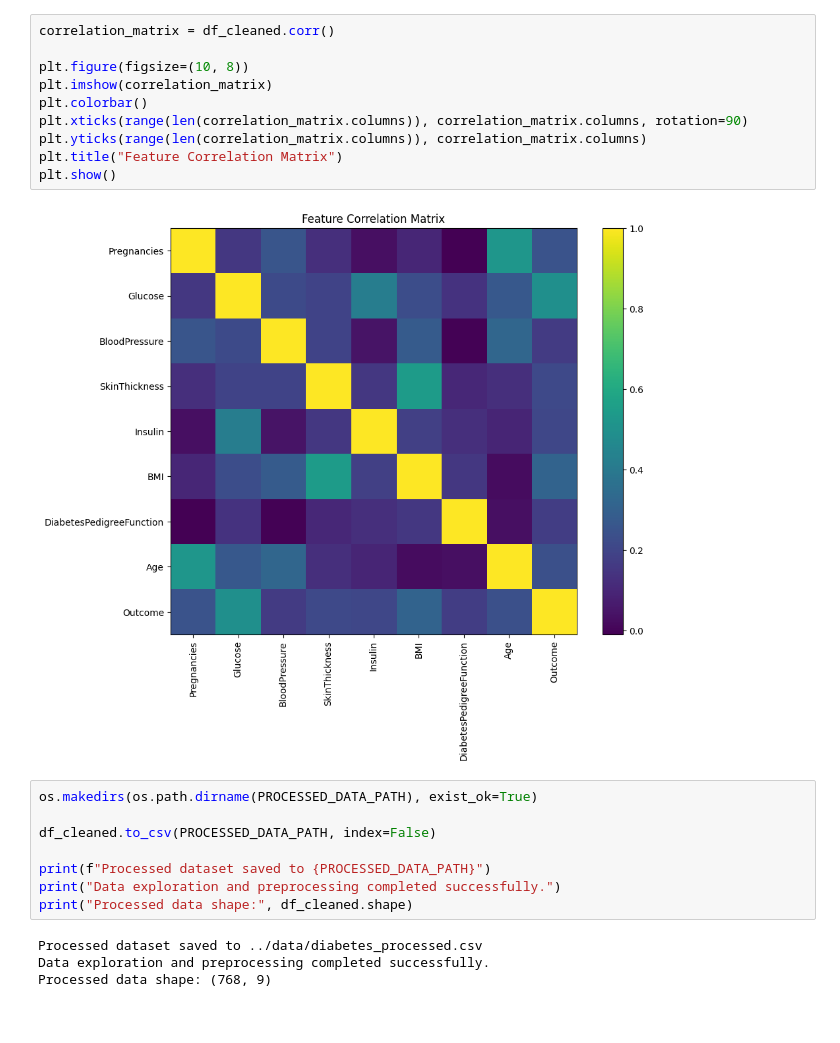
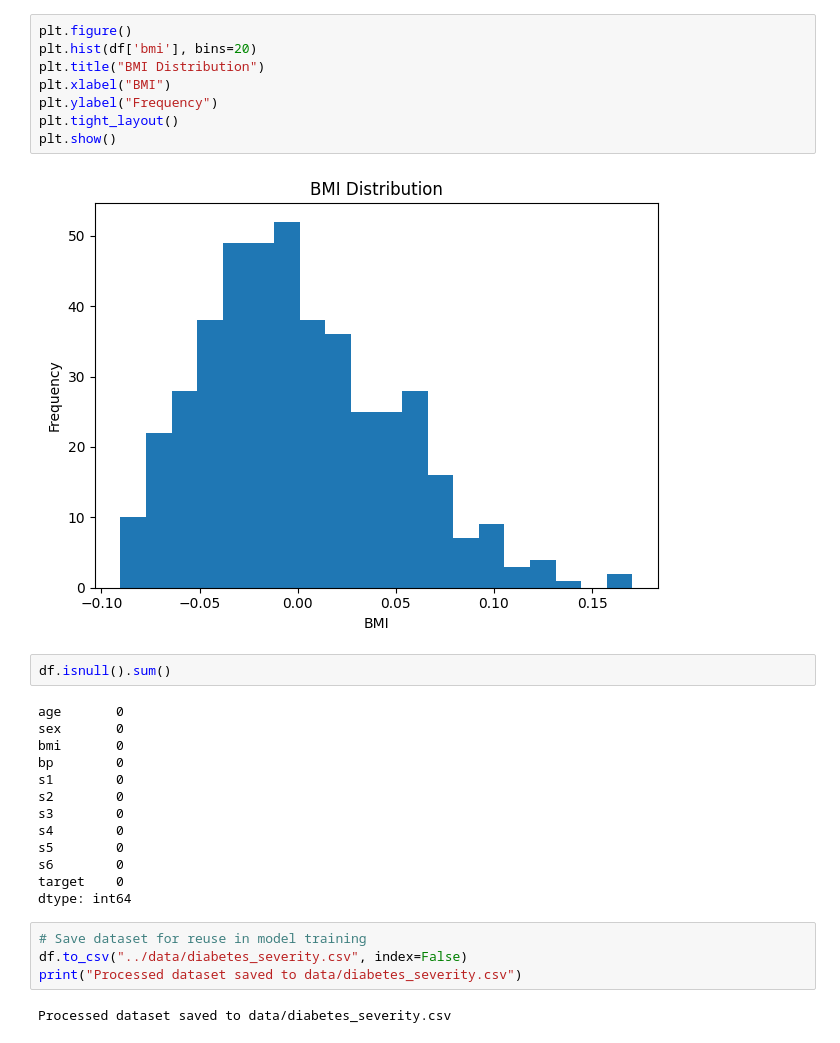
Before and after one commit to Rebiya/-Diabetes-Decision-Tree-Classifier, a Jupyter notebook: notebooks/01_data_exploration.ipynb, the cells around one changed output. Cells and saved outputs as stored; diff of their text form.

```diff
--- a/notebooks/01_data_exploration.ipynb
+++ b/notebooks/01_data_exploration.ipynb
@@ -142,24 +78,31 @@ plt.show()
-# %%
-correlation_matrix = df_cleaned.corr()
-
-plt.figure(figsize=(10, 8))
-plt.imshow(correlation_matrix)
-plt.colorbar()
-plt.xticks(range(len(correlation_matrix.columns)), correlation_matrix.columns, rotation=90)
-plt.yticks(range(len(correlation_matrix.columns)), correlation_matrix.columns)
-plt.title("Feature Correlation Matrix")
-plt.show()
-# %% [output]
-[figure, removed]
-# %%
-os.makedirs(os.path.dirname(PROCESSED_DATA_PATH), exist_ok=True)
-
-df_cleaned.to_csv(PROCESSED_DATA_PATH, index=False)
-
-print(f"Processed dataset saved to {PROCESSED_DATA_PATH}")
-print("Data exploration and preprocessing completed successfully.")
-print("Processed data shape:", df_cleaned.shape)
-# %% [output]
-Processed dataset saved to ../data/diabetes_processed.csv
-Data exploration and preprocessing completed successfully.
-Processed data shape: (768, 9)
+# %%
+plt.figure()
+plt.hist(df['bmi'], bins=20)
+plt.title("BMI Distribution")
+plt.xlabel("BMI")
+plt.ylabel("Frequency")
+plt.tight_layout()
+plt.show()
+# %% [output]
+[figure, added]
+# %%
+df.isnull().sum()
+# %% [output]
+age       0
+sex       0
+bmi       0
+bp        0
+s1        0
+s2        0
+s3        0
+s4        0
+s5        0
+s6        0
+target    0
+dtype: int64
+# %%
+# Save dataset for reuse in model training
+df.to_csv("../data/diabetes_severity.csv", index=False)
+print("Processed dataset saved to data/diabetes_severity.csv")
+# %% [output]
+Processed dataset saved to data/diabetes_severity.csv
```
Also changed, not shown: parts of 13 cells of this notebook, 14 other files.
